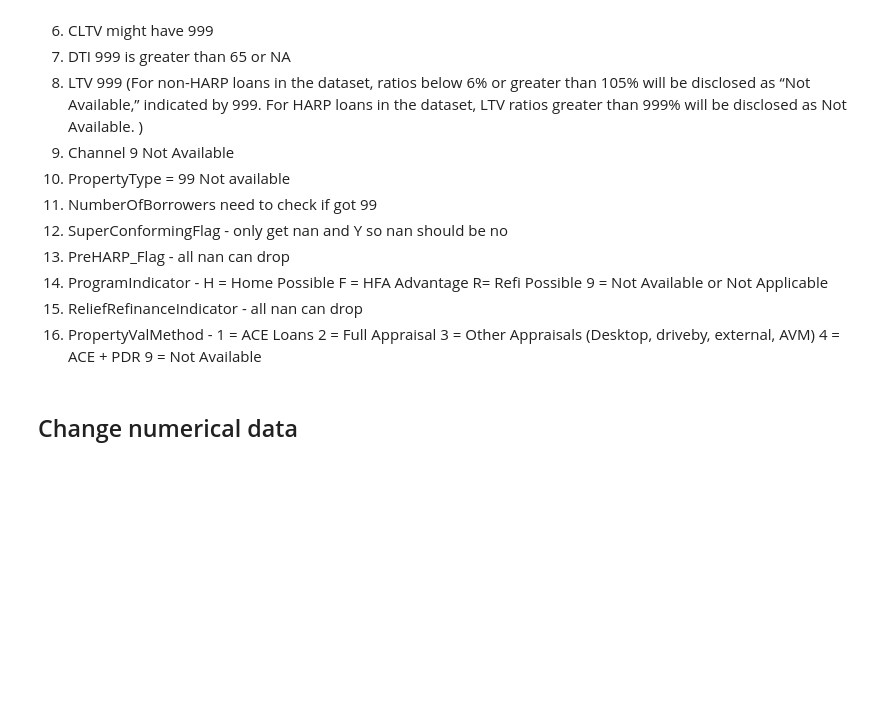
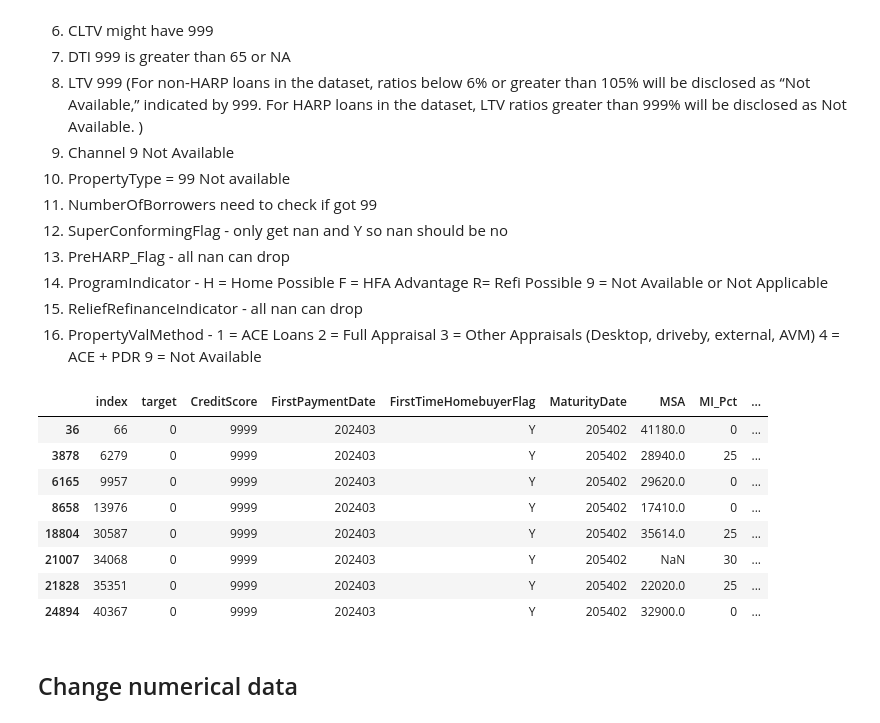
Before and after one commit to zhenging2b/loan_default_detection, a Jupyter notebook: project_starter_zhenging.ipynb, the cells around one changed output. Cells and saved outputs as stored; diff of their text form; code cells hidden in the pictures; blank space fills up the shorter version.

```diff
--- a/project_starter_zhenging.ipynb
+++ b/project_starter_zhenging.ipynb
@@ -12,8 +12,9 @@ from sklearn.metrics import average_precision_score, roc_auc_score
 # --------------------
 # Load data
 # --------------------
-train_df = pd.read_csv(r'sample_loans_train.csv')
-valid_df = pd.read_csv(r'sample_loans_valid.csv')
+train_df = pd.read_csv(r'loans_train.csv')
+valid_df = pd.read_csv(r'loans_valid.csv')
+test_df = pd.read_csv(r'loans_test.csv')
 # %%
 pd.set_option('display.max_columns', None)
 train_df.head()
@@ -64,6 +65,18 @@ Applicable
 AVM)
 4 = ACE + PDR
 9 = Not Available
+# %%
+train_df[train_df["CreditScore"] == 9999]
+# %% [output]
+|  | index | target | CreditScore | FirstPaymentDate | FirstTimeHomebuyerFlag | MaturityDate | MSA | MI_Pct | ... |
+| 36 | 66 | 0 | 9999 | 202403 | Y | 205402 | 41180.0 | 0 | ... |
+| 3878 | 6279 | 0 | 9999 | 202403 | Y | 205402 | 28940.0 | 25 | ... |
+| 6165 | 9957 | 0 | 9999 | 202403 | Y | 205402 | 29620.0 | 0 | ... |
+| 8658 | 13976 | 0 | 9999 | 202403 | Y | 205402 | 17410.0 | 0 | ... |
+| 18804 | 30587 | 0 | 9999 | 202403 | Y | 205402 | 35614.0 | 25 | ... |
+| 21007 | 34068 | 0 | 9999 | 202403 | Y | 205402 | NaN | 30 | ... |
+| 21828 | 35351 | 0 | 9999 | 202403 | Y | 205402 | 22020.0 | 25 | ... |
+| 24894 | 40367 | 0 | 9999 | 202403 | Y | 205402 | 32900.0 | 0 | ... |
 # %% [markdown]
 ## Change numerical data
 # %%
```
Also changed, not shown: parts of 6 cells of this notebook, 3 other files.
